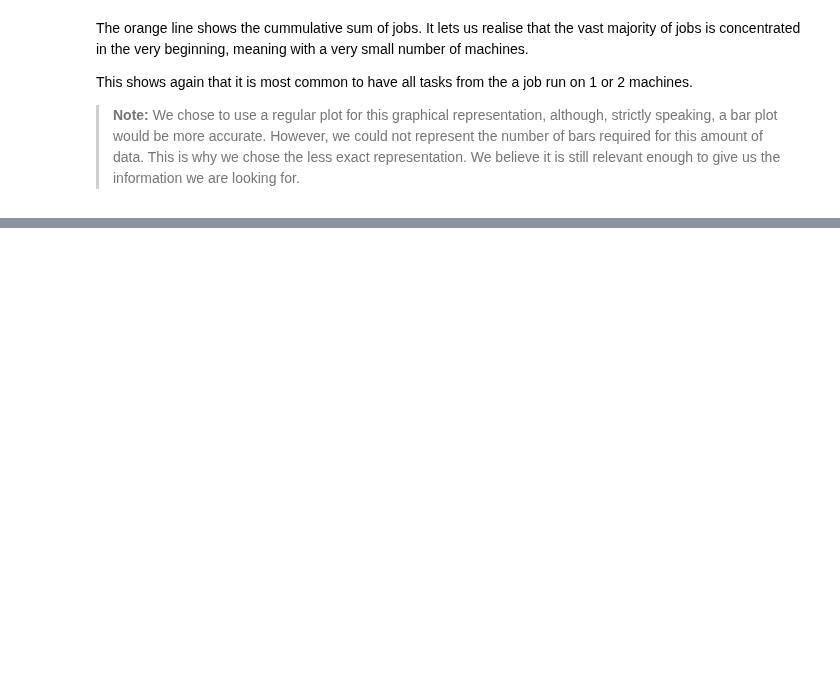
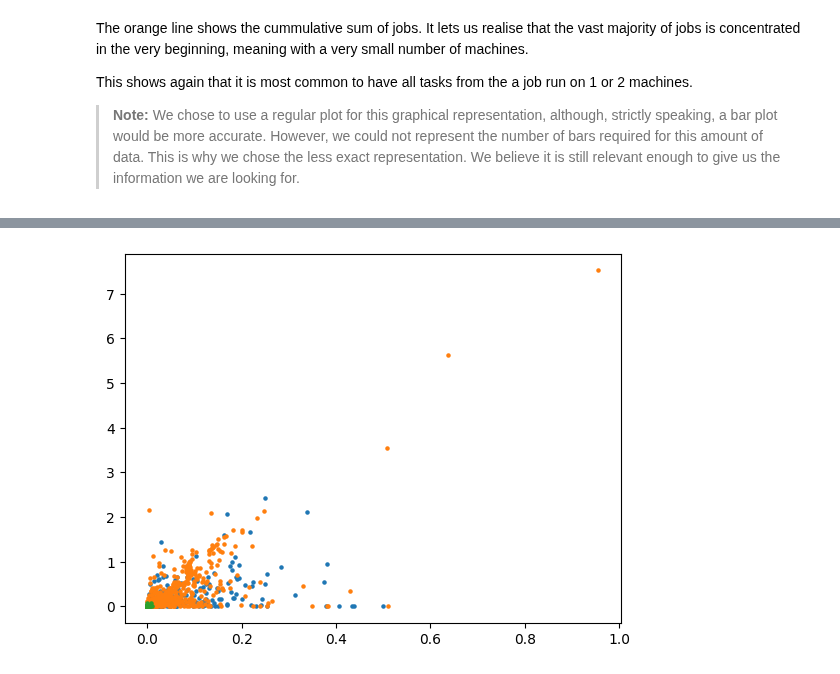
Before and after one commit to EltRnl/SparkProject, a Jupyter notebook: analysis.ipynb, the cells around one changed output, grey strips where cells are left out. Cells and saved outputs as stored; diff of their text form; code cells hidden in the pictures; blank space fills up the shorter version.

```diff
--- a/analysis.ipynb
+++ b/analysis.ipynb
@@ -760,0 +1076,29 @@ This shows again that it is most common to have all tasks from the a job run on
+# %%
+cpu_req_vs_core = joined \
+    .map(lambda x: (x[0][0],(x[2]/x[1],1))) \
+    .reduceByKey(lambda x,y: (x[0]+y[0],x[1]+y[1])) \
+    .map(lambda x: (x[0],x[1][0]/x[1][1]))\
+    .sortByKey()\
+    .collect()
+
+mem_req_vs_core = joined \
+    .map(lambda x: (x[0][1],(x[3]/x[1],1))) \
+    .reduceByKey(lambda x,y: (x[0]+y[0],x[1]+y[1])) \
+    .map(lambda x: (x[0],x[1][0]/x[1][1]))\
+    .sortByKey()\
+    .collect()
+
+disk_req_vs_core = joined \
+    .map(lambda x: (x[0][2],(x[4]/x[1],1))) \
+    .reduceByKey(lambda x,y: (x[0]+y[0],x[1]+y[1])) \
+    .map(lambda x: (x[0],x[1][0]/x[1][1]))\
+    .sortByKey()\
+    .collect()
+# %%
+plt.scatter(*zip(*cpu_req_vs_core),s=S)
+plt.scatter(*zip(*mem_req_vs_core),s=S)
+plt.scatter(*zip(*disk_req_vs_core),s=S)
+#plt.xscale("log")
+plt.show()
+# %% [output]
+[figure, added]
```
Also changed, not shown: parts of 29 cells of this notebook.
